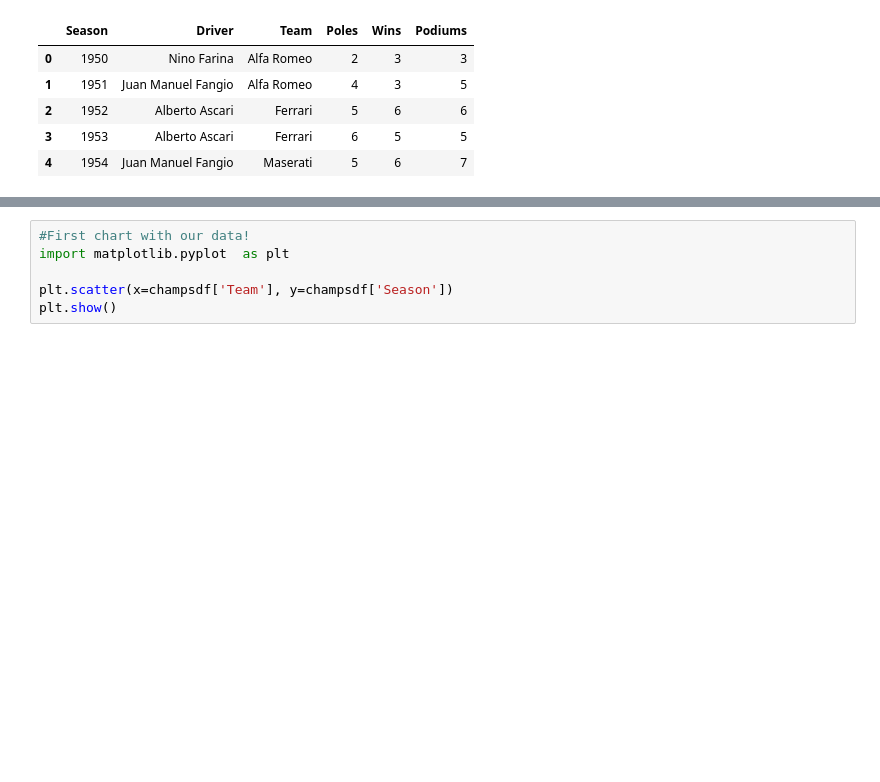
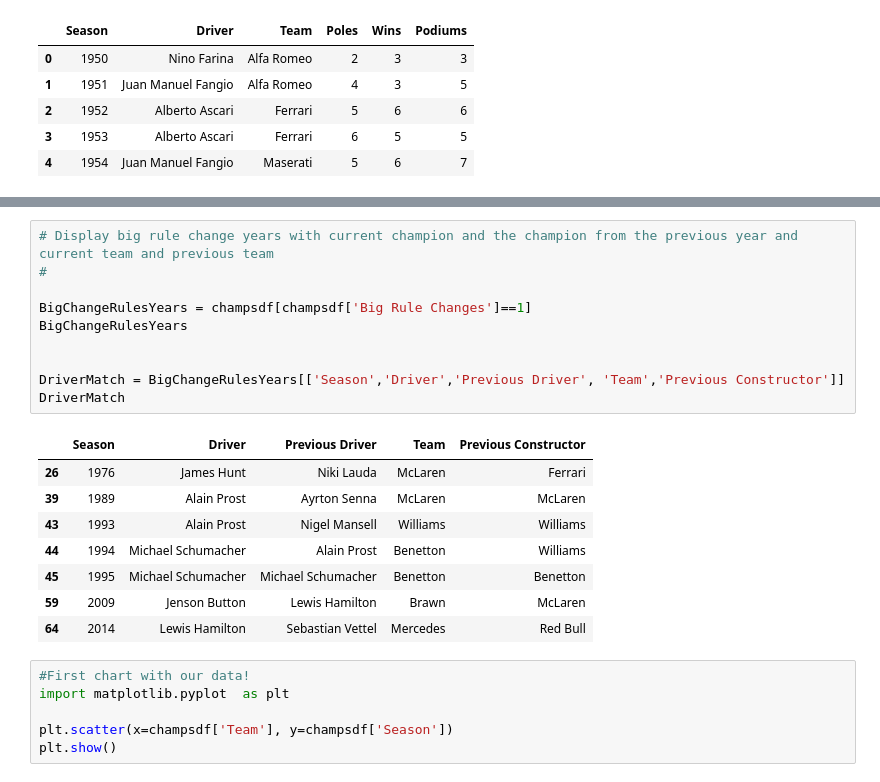
Before and after one commit to siracos/Springboard, a Jupyter notebook: F1 Project/Formula One.ipynb, the cells around one changed output, grey strips where cells are left out. Cells and saved outputs as stored; diff of their text form; blank space fills up the shorter version.

```diff
--- a/F1 Project/Formula One.ipynb
+++ b/F1 Project/Formula One.ipynb
@@ -234,6 +239,25 @@ with pd.ExcelWriter('f1dataExcel.xlsx') as writer:
     champsdf.to_excel(writer, 'champs')
     rulechangesdata.to_excel(writer, 'Rules', columns = ['year', 'details','Big Rule Changes'])
 writer.save()
+# %%
+# Display big rule change years with current champion and the champion from the previous year and current team and previous team
+#
+
+BigChangeRulesYears = champsdf[champsdf['Big Rule Changes']==1]
+BigChangeRulesYears
+
+
+DriverMatch = BigChangeRulesYears[['Season','Driver','Previous Driver', 'Team','Previous Constructor']]
+DriverMatch
+# %% [output]
+|  | Season | Driver | Previous Driver | Team | Previous Constructor |
+| 26 | 1976 | James Hunt | Niki Lauda | McLaren | Ferrari |
+| 39 | 1989 | Alain Prost | Ayrton Senna | McLaren | McLaren |
+| 43 | 1993 | Alain Prost | Nigel Mansell | Williams | Williams |
+| 44 | 1994 | Michael Schumacher | Alain Prost | Benetton | Williams |
+| 45 | 1995 | Michael Schumacher | Michael Schumacher | Benetton | Benetton |
+| 59 | 2009 | Jenson Button | Lewis Hamilton | Brawn | McLaren |
+| 64 | 2014 | Lewis Hamilton | Sebastian Vettel | Mercedes | Red Bull |
 # %%
 #First chart with our data!
 import matplotlib.pyplot  as plt
```
Also changed, not shown: parts of 6 cells of this notebook, 1 other file.
